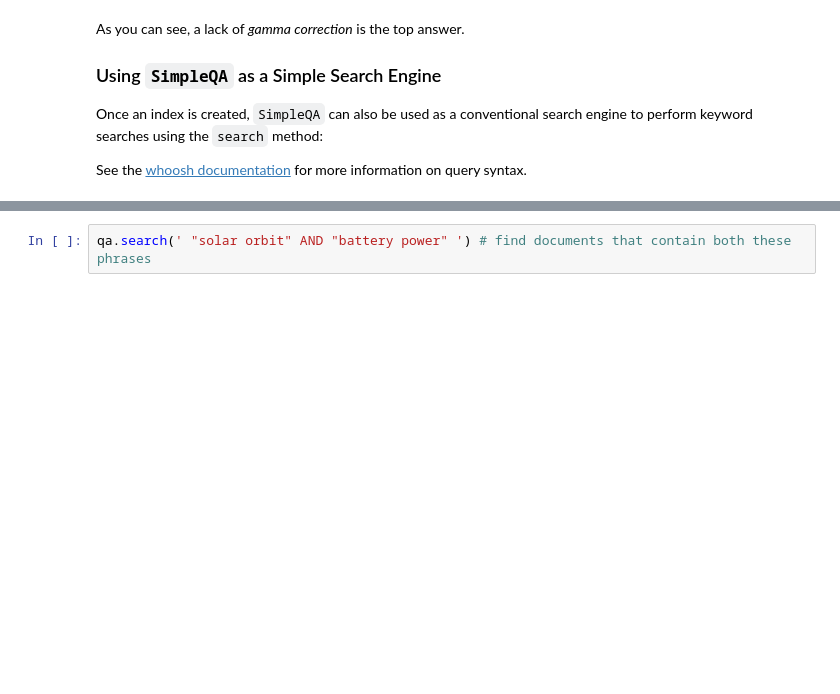
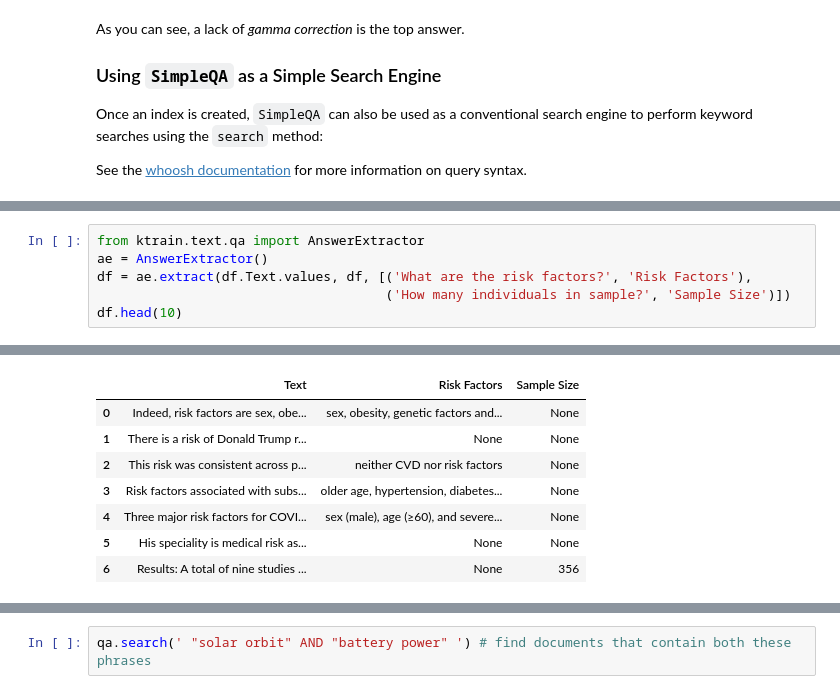
Before and after one commit to ribespaul/NLP-MBD-EN2021S-Electives, a Jupyter notebook: qa_practice_dl/question_answering_with_bert.ipynb, the cells around one changed output, grey strips where cells are left out. Drawn from its saved outputs; the diff is of its cells as text; blank space fills up the shorter version.

```diff
--- a/qa_practice_dl/question_answering_with_bert.ipynb
+++ b/qa_practice_dl/question_answering_with_bert.ipynb
@@ -145,0 +221,7 @@ See the [whoosh documentation](https://whoosh.readthedocs.io/en/latest/querylang
+# %%
+from ktrain.text.qa import AnswerExtractor
+ae = AnswerExtractor()
+df = ae.extract(df.Text.values, df, [('What are the risk factors?', 'Risk Factors'),
+                                     ('How many individuals in sample?', 'Sample Size')])
+df.head(10)
+# %% [output]
@@ -145,0 +230,8 @@ See the [whoosh documentation](https://whoosh.readthedocs.io/en/latest/querylang
+|  | Text | Risk Factors | Sample Size |
+| 0 | Indeed, risk factors are sex, obe... | sex, obesity, genetic factors and... | None |
+| 1 | There is a risk of Donald Trump r... | None | None |
+| 2 | This risk was consistent across p... | neither CVD nor risk factors | None |
+| 3 | Risk factors associated with subs... | older age, hypertension, diabetes... | None |
+| 4 | Three major risk factors for COVI... | sex (male), age (≥60), and severe... | None |
+| 5 | His speciality is medical risk as... | None | None |
+| 6 | Results: A total of nine studies ... | None | 356 |
```
Also changed, not shown: parts of 17 cells of this notebook.
